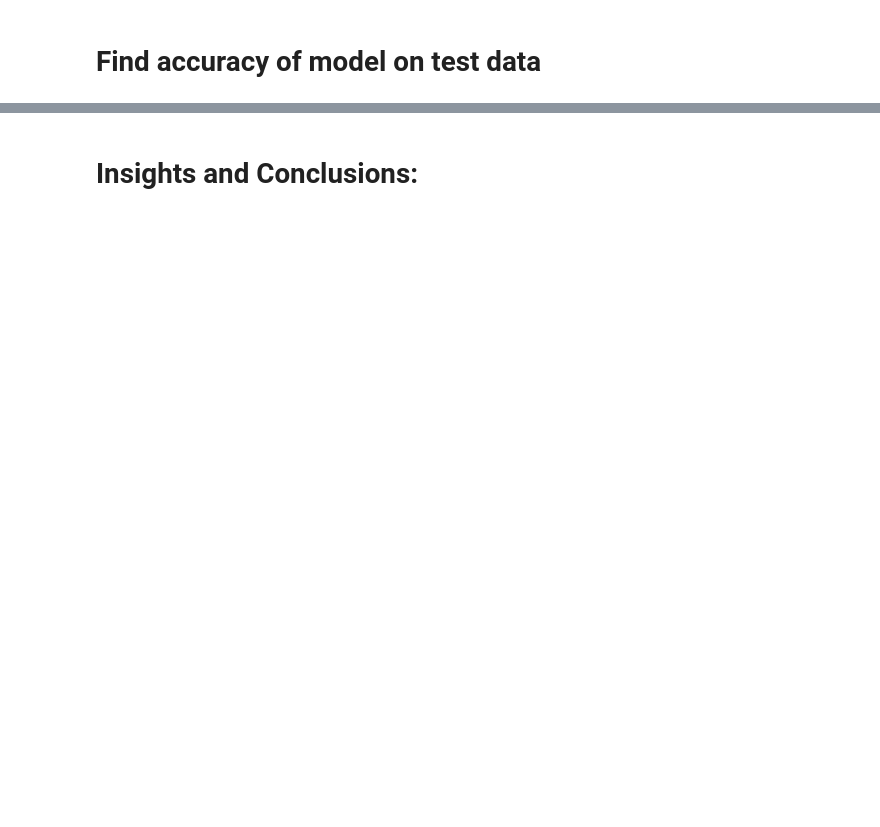
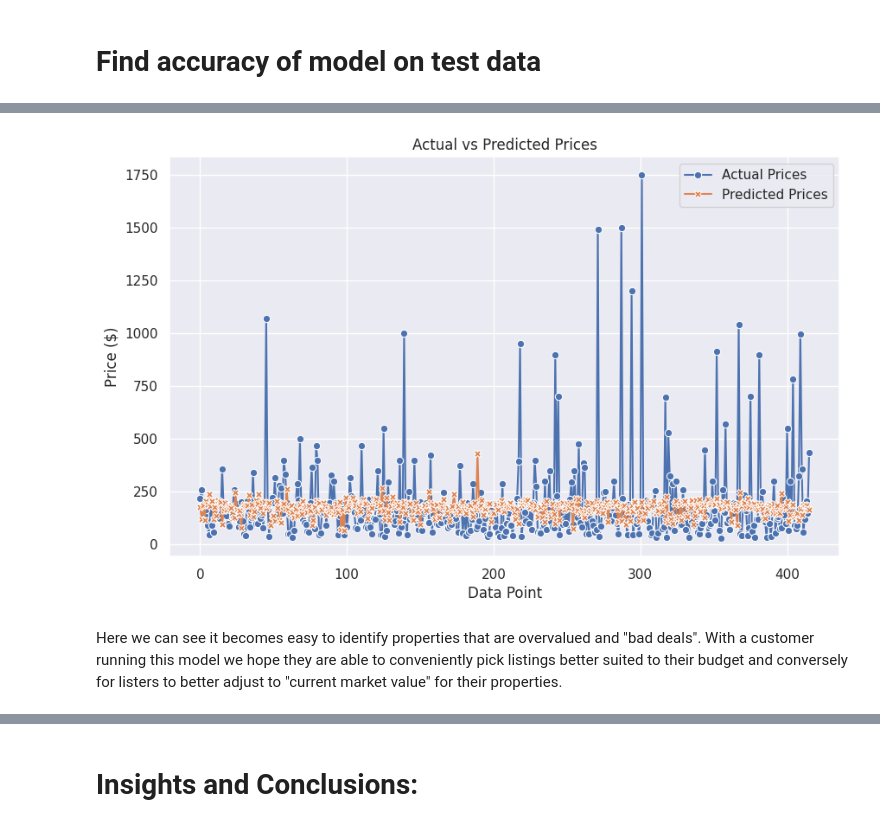
Before and after one commit to LamarTheQB/data_science_case_study, a Jupyter notebook: final_ntbk.ipynb, the cells around one changed output, grey strips where cells are left out. Drawn from its saved outputs; the diff is of its cells as text; code cells hidden in the pictures; blank space fills up the shorter version.

```diff
--- a/final_ntbk.ipynb
+++ b/final_ntbk.ipynb
@@ -348 +352,17 @@ Here's an article on why we used ReLU: https://www.devron.ai/kbase/relu-over-lin
+# %%
+# define loss function as the Mean Squared Error loss, as this is best for linear regressions
+loss_fn = nn.MSELoss()
+
+# use Adam optimizer from pytorch with a learning rate of 0.00001
+optimizer = optim.Adam(model.parameters(), lr=0.0001)
+
+# setting up a 80-9-9 training, test, validation split
+# the remaining 2% will be used for a logical analysis of the net
+train_size = int(0.8 * len(encoded_data))
+test_size = int(0.09 * len(encoded_data))
+val_size = int(0.09 * len(encoded_data))
+analysis_size = int(0.02 * len(encoded_data) + 1)
+
+# randomly split the data into training, testing, validation and analysis data
+train_set, test_set, val_set, analysis_set = torch.utils.data.random_split(encoded_data, [train_size, test_size, val_size, analysis_size])
 # %%
@@ -542,0 +559,3 @@ mse: 0.0005420777597464621
+# %%
+analysis_df = encoded_data.iloc[analysis_set.indices]
+analysis_df.head()
@@ -542,0 +569,25 @@ mse: 0.0005420777597464621
+# %%
+import seaborn as sns
+
+predicted_prices, actual_prices = pred_prices(analysis_df)
+
+sns.set_theme(style="darkgrid")
+
+# Load an example dataset with long-form data
+fmri = sns.load_dataset("fmri")
+
+df = pd.DataFrame({'Actual Prices': actual_prices, 'Predicted Prices': predicted_prices})
+
+# Plot the prices using Seaborn lineplot
+plt.figure(figsize=(10, 6))
+sns.lineplot(data=df, markers=True, dashes=False)
+
+
+plt.title('Actual vs Predicted Prices')
+plt.xlabel('Data Point')
+plt.ylabel('Price ($)')
+plt.show()
+# %% [output]
+[figure, added]
+# %% [markdown]
+Here we can see it becomes easy to identify properties that are overvalued and "bad deals". With a customer running this model we hope they are able to conveniently pick listings better suited to their budget and conversely for listers to better adjust to "current market value" for their properties.
```
Also changed, not shown: parts of 25 cells of this notebook.
